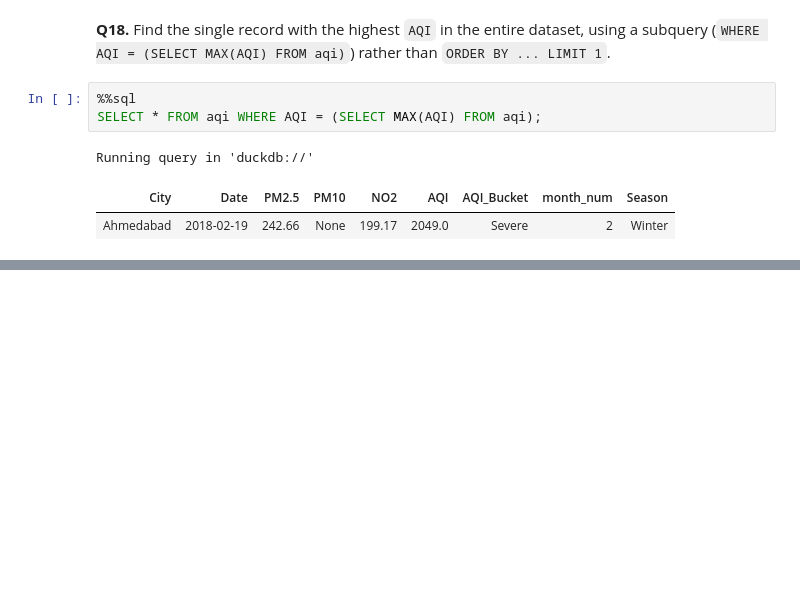
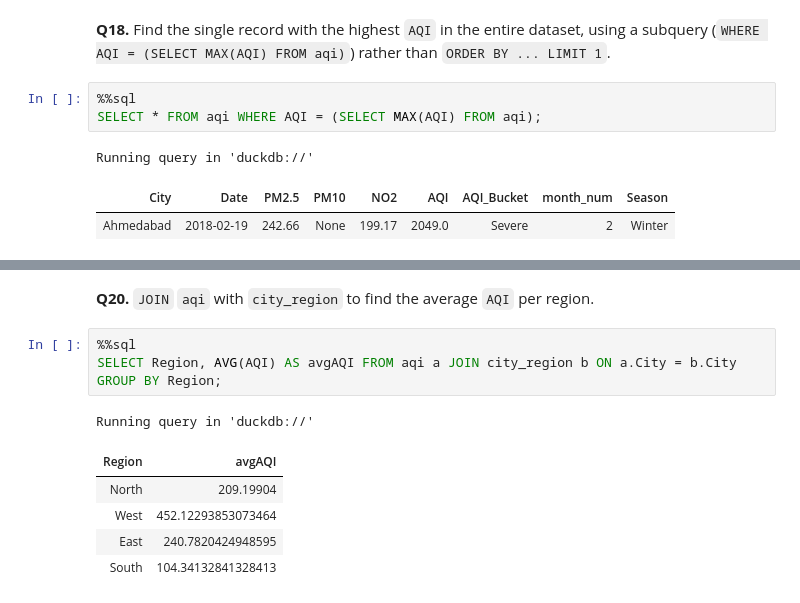
Before and after one commit to shefali-walia/ds-foundations, a Jupyter notebook: week08-sql/practice.ipynb, the cells around one changed output, grey strips where cells are left out. Cells and saved outputs as stored; diff of their text form; blank space fills up the shorter version.

```diff
--- a/week08-sql/practice.ipynb
+++ b/week08-sql/practice.ipynb
@@ -323,0 +360,12 @@ Running query in 'duckdb://'
+# %% [markdown]
+**Q20.** `JOIN` `aqi` with `city_region` to find the average `AQI` per region.
+# %%
+%%sql
+SELECT Region, AVG(AQI) AS avgAQI FROM aqi a JOIN city_region b ON a.City = b.City GROUP BY Region;
+# %% [output]
+Running query in 'duckdb://'
+| Region | avgAQI |
+| North | 209.19904 |
+| West | 452.12293853073464 |
+| East | 240.7820424948595 |
+| South | 104.34132841328413 |
```
Also changed, not shown: parts of 7 cells of this notebook.
